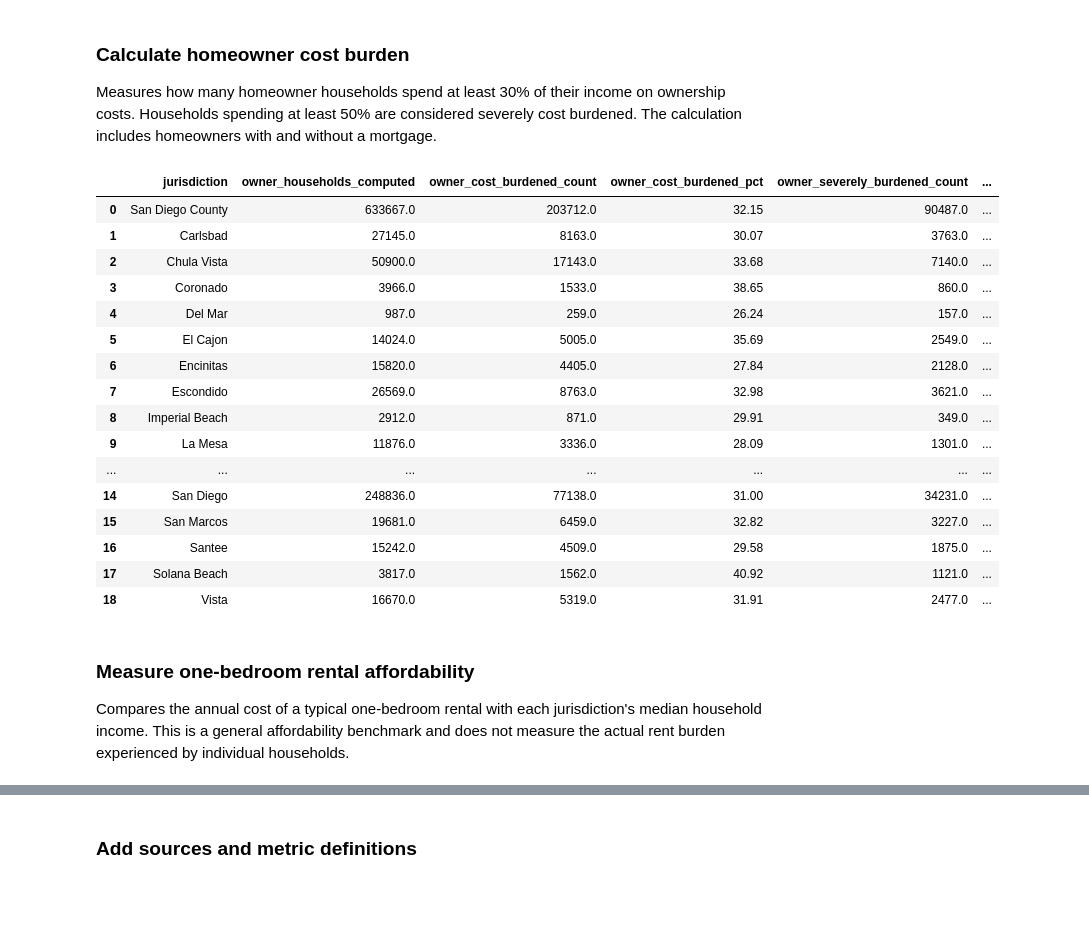
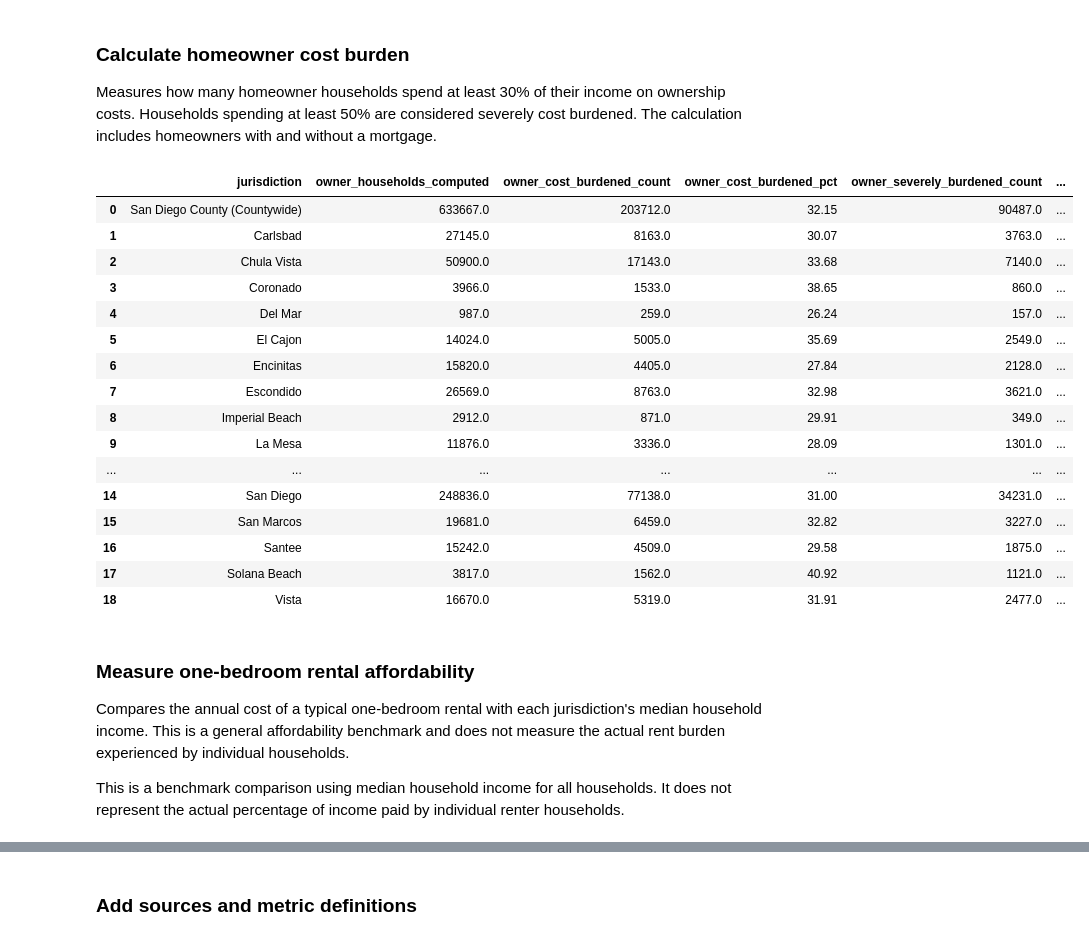
Before and after one commit to laurenthanhvo/chpd-dashboard-data-validation, a Jupyter notebook: lauren's work/notebooks/housing_need_demand_affordability.ipynb, the cells around one changed output, grey strips where cells are left out. Cells and saved outputs as stored; diff of their text form; code cells hidden in the pictures; blank space fills up the shorter version.

```diff
--- a/lauren's work/notebooks/housing_need_demand_affordability.ipynb
+++ b/lauren's work/notebooks/housing_need_demand_affordability.ipynb
@@ -474,7 +508,7 @@ sd_places["geography_type"] = "jurisdiction"
 
 sd_county = county_wide.copy()
 
-sd_county["jurisdiction"] = "San Diego County"
+sd_county["jurisdiction"] = "San Diego County (Countywide)"
 
 sd_county["geoid"] = (
     sd_county["state"]
@@ -909,34 +999,56 @@ affordability[
 ] = safe_percentage(
     affordability[
         "owner_with_mortgage_burdened_count"
     ],
     affordability["owner_with_mortgage_computed"],
 )
 
 affordability[
     "owner_without_mortgage_burdened_pct"
 ] = safe_percentage(
     affordability[
         "owner_without_mortgage_burdened_count"
     ],
     affordability["owner_without_mortgage_computed"],
 )
 
+affordability[
+    "owner_with_mortgage_severely_burdened_pct"
+] = safe_percentage(
+    affordability[
+        "owner_with_mortgage_severely_burdened_count"
+    ],
+    affordability["owner_with_mortgage_computed"],
+)
+
+affordability[
+    "owner_without_mortgage_severely_burdened_pct"
+] = safe_percentage(
+    affordability[
+        "owner_without_mortgage_severely_burdened_count"
+    ],
+    affordability["owner_without_mortgage_computed"],
+)
+
 display(
     affordability[
         [
             "jurisdiction",
             "owner_households_computed",
             "owner_cost_burdened_count",
             "owner_cost_burdened_pct",
             "owner_severely_burdened_count",
             "owner_severely_burdened_pct",
+            "owner_with_mortgage_burdened_pct",
+            "owner_with_mortgage_severely_burdened_pct",
+            "owner_without_mortgage_burdened_pct",
+            "owner_without_mortgage_severely_burdened_pct",
         ]
     ]
 )
 # %% [output]
 |  | jurisdiction | owner_households_computed | owner_cost_burdened_count | owner_cost_burdened_pct | owner_severely_burdened_count | ... |
-| 0 | San Diego County | 633667.0 | 203712.0 | 32.15 | 90487.0 | ... |
+| 0 | San Diego County (Countywide) | 633667.0 | 203712.0 | 32.15 | 90487.0 | ... |
 | 1 | Carlsbad | 27145.0 | 8163.0 | 30.07 | 3763.0 | ... |
 | 2 | Chula Vista | 50900.0 | 17143.0 | 33.68 | 7140.0 | ... |
 | 3 | Coronado | 3966.0 | 1533.0 | 38.65 | 860.0 | ... |
@@ -956,6 +1068,8 @@ display(
 ### Measure one-bedroom rental affordability
 
 Compares the annual cost of a typical one-bedroom rental with each jurisdiction's median household income. This is a general affordability benchmark and does not measure the actual rent burden experienced by individual households.
+
+This is a benchmark comparison using median household income for all households. It does not represent the actual percentage of income paid by individual renter households.
 # %%
 # B25031_003 = median gross rent for a one-bedroom unit.
 
```
Also changed, not shown: parts of 33 cells of this notebook, 12 other files.
